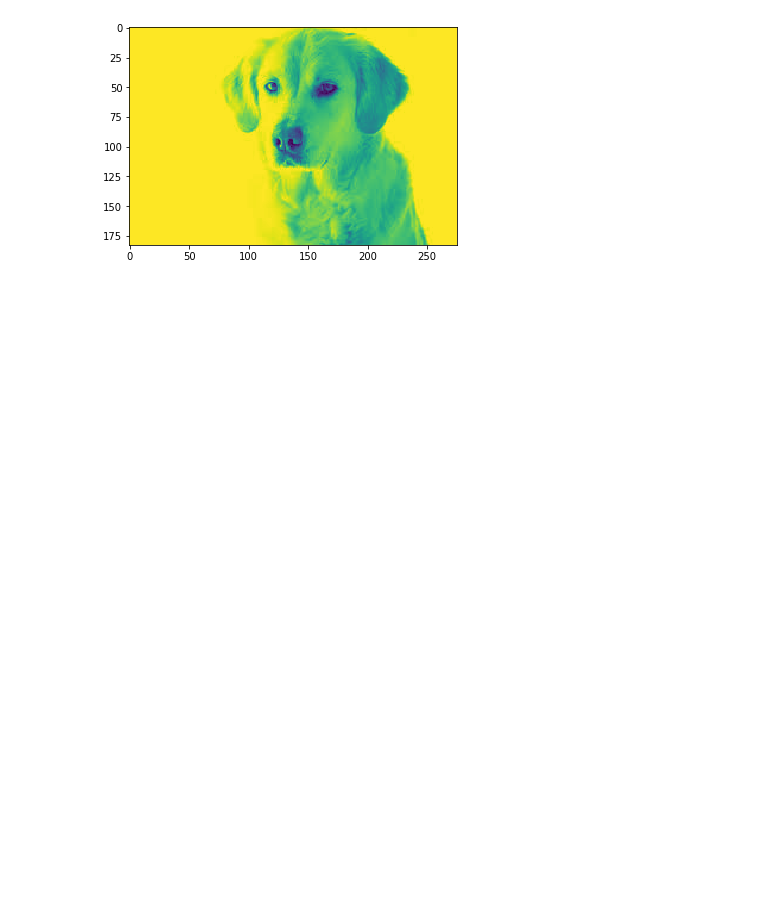
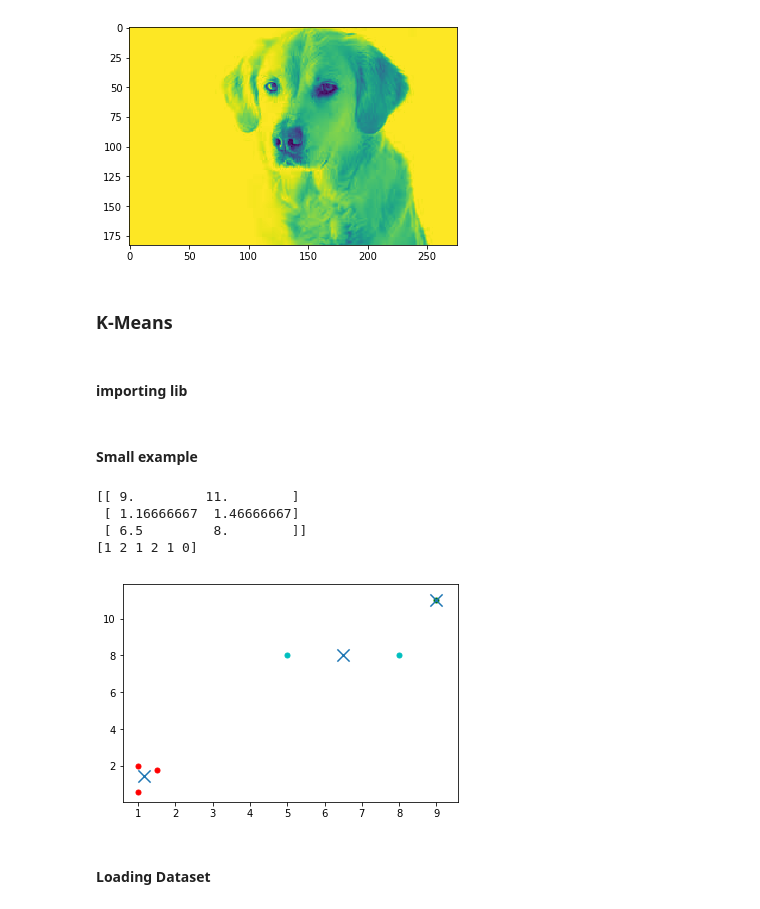
Before and after one commit to sharmasaravanan/Machine_learning, a Jupyter notebook: AI-Maize.ipynb, the cells around one changed output. Drawn from its saved outputs; the diff is of its cells as text; code cells hidden in the pictures; blank space fills up the shorter version.

```diff
--- a/AI-Maize.ipynb
+++ b/AI-Maize.ipynb
@@ -2211,3 +2225,7 @@ plt.imshow(img)
 plt.show()
 # %% [output]
 [figure]
+# %% [markdown]
+### K-Means
+# %% [markdown]
+#### importing lib
@@ -2213,0 +2238,36 @@ plt.show()
+# %% [markdown]
+#### Small example
+# %%
+
+X = np.array([[1, 2],
+              [5, 8],
+              [1.5, 1.8],
+              [8, 8],
+              [1, 0.6],
+              [9, 11]])
+kmeans = KMeans(n_clusters=3)
+kmeans.fit(X)
+
+centroids = kmeans.cluster_centers_
+labels = kmeans.labels_
+
+print(centroids)
+print(labels)
+# %% [output]
+[[ 9.         11.        ]
+ [ 1.16666667  1.46666667]
+ [ 6.5         8.        ]]
+[1 2 1 2 1 0]
+# %%
+colors = ["g.","r.","c.","y."]
+
+for i in range(len(X)):
+    plt.plot(X[i][0], X[i][1], colors[labels[i]], markersize = 10)
+
+plt.scatter(centroids[:, 0], centroids[:, 1], marker="x", s=150, linewidths=5, zorder=10)
+
+plt.show()
+# %% [output]
+[figure, added]
+# %% [markdown]
+#### Loading Dataset
```
Also changed, not shown: parts of 41 cells of this notebook, 15 other files.
